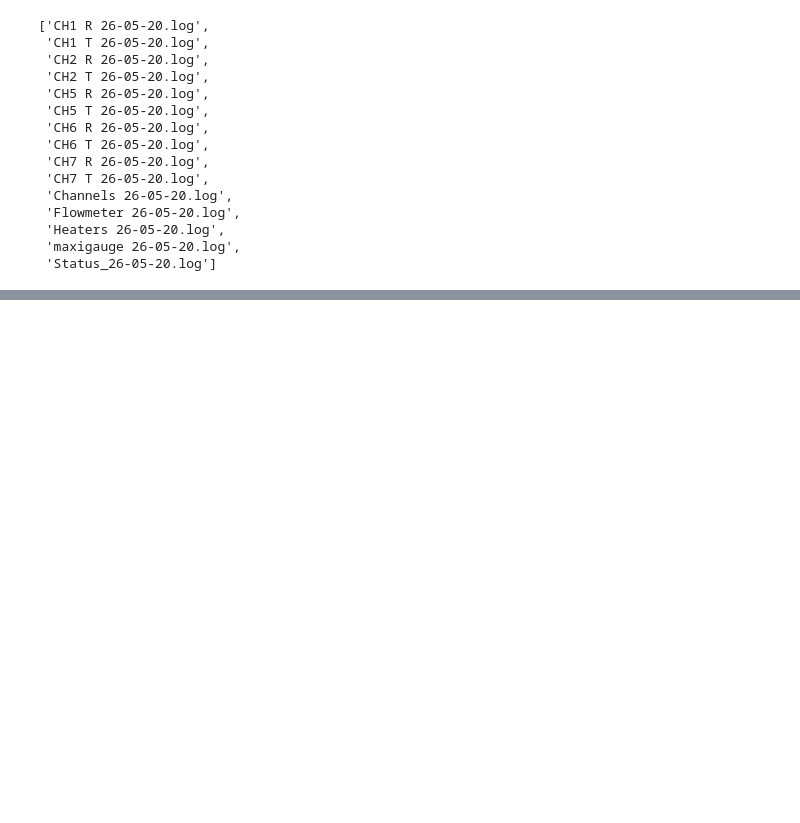
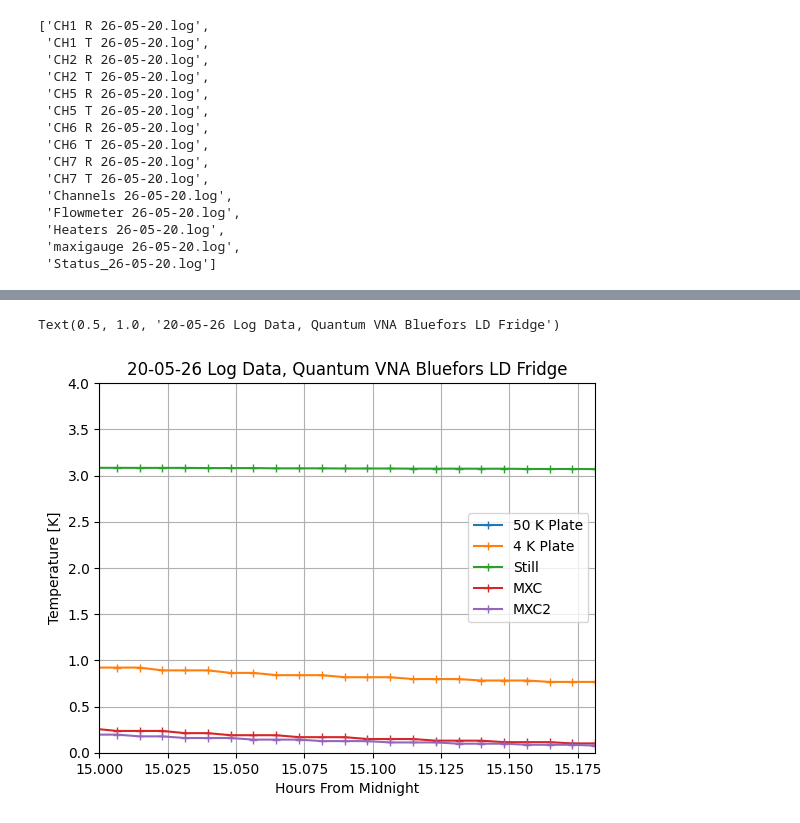
Before and after one commit to lafefspietz/bluefors-fridge-log-server, a Jupyter notebook: plot-current-log.ipynb, the cells around one changed output, grey strips where cells are left out. Saved outputs shown, nothing was run; the diff lists cells and outputs as text; code cells hidden in the pictures; blank space fills up the shorter version.

```diff
--- a/plot-current-log.ipynb
+++ b/plot-current-log.ipynb
@@ -202,0 +220,17 @@ Text(0.5, 1.0, '20-05-26 Log Data, Quantum VNA Bluefors LD Fridge')
+# %%
+plt.plot(np.array(logdata['50kplate']['time'])/3600,np.array(logdata['50kplate']['temperature']),'+-')
+plt.plot(np.array(logdata['4kplate']['time'])/3600,np.array(logdata['4kplate']['temperature']),'+-')
+plt.plot(np.array(logdata['still']['time'])/3600,np.array(logdata['still']['temperature']),'+-')
+plt.plot(np.array(logdata['mxc']['time'])/3600,np.array(logdata['mxc']['temperature']),'+-')
+plt.plot(np.array(logdata['mxc2']['time'])/3600,np.array(logdata['mxc2']['temperature']),'+-')
+
+plt.ylim([0,4])
+plt.xlim([15,logdata['50kplate']['time'][len(logdata['50kplate']['time']) - 1]/3600])
+plt.grid()
+plt.xlabel('Hours From Midnight')
+plt.ylabel('Temperature [K]')
+plt.legend(['50 K Plate','4 K Plate','Still','MXC','MXC2'])
+plt.title(logdata['50kplate']['date'] + ' Log Data, Quantum VNA Bluefors LD Fridge')
+# %% [output]
+Text(0.5, 1.0, '20-05-26 Log Data, Quantum VNA Bluefors LD Fridge')
+[figure, added]
```
Also changed, not shown: parts of 6 cells of this notebook.
